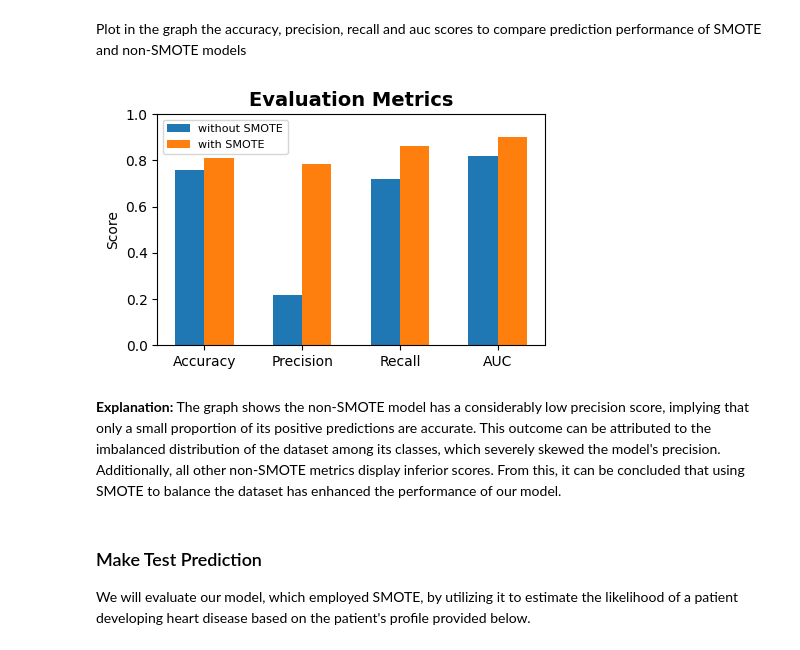
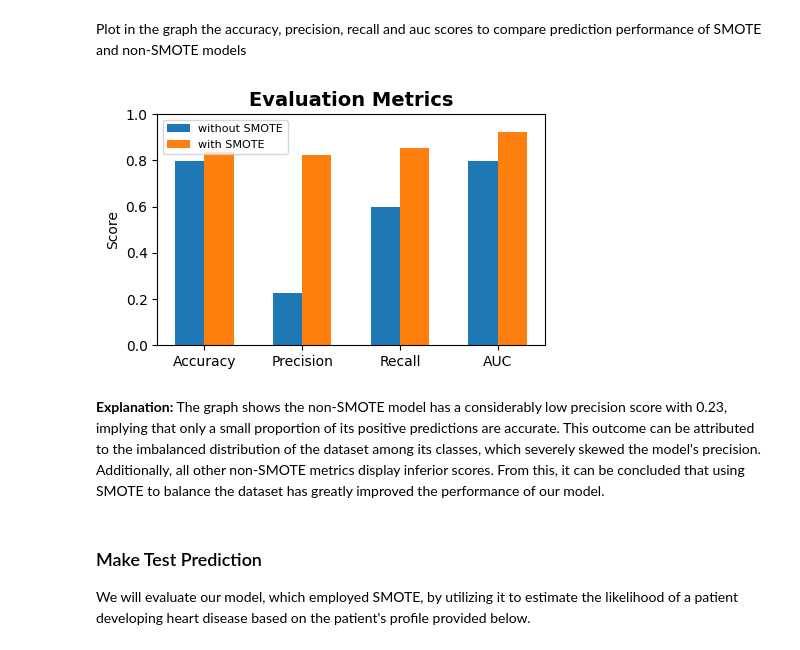
Before and after one commit to abccastro/House-Price-Prediction-using-Polynomial-Regression, a Jupyter notebook: Project/AML2203/Mid-term Project/Heart Disease Prediction.ipynb, the cells around one changed output. Cells and saved outputs as stored; diff of their text form; code cells hidden in the pictures.

```diff
--- a/Project/AML2203/Mid-term Project/Heart Disease Prediction.ipynb
+++ b/Project/AML2203/Mid-term Project/Heart Disease Prediction.ipynb
@@ -299,12 +317,12 @@ Model type: LogisticRegression()
 
 We will use classification report and confusion matrix to view the summary of prediction results and to give us a clear picture of classification model performance.
 # %%
-y_pred_test = model.predict(X_test_smoted)
+y_pred_test = model.predict(X_test)
 
 print("Classification Report\n")
-print(classification_report(y_test_smoted, y_pred_test))
+print(classification_report(y_test, y_pred_test))
 
-cm = confusion_matrix(y_test_smoted, y_pred_test)
+cm = confusion_matrix(y_test, y_pred_test)
 TN, FP, FN, TP = cm.ravel()
 
 cm_matrix = pd.DataFrame(data=cm, columns=['Actual Positive:1', 'Actual Negative:0'], index=['Predict Positive:1', 'Predict Negative:0'])
@@ -349,8 +367,8 @@ The ROC (Receiver Operating Characteristics) curve shown below is well-balanced,
 # %%
-y_prob_test = model.predict_proba(X_test_smoted)[:,1]
-fpr, tpr, thresholds = roc_curve(y_test_smoted, y_prob_test)
+y_prob_test = model.predict_proba(X_test)[:,1]
+fpr, tpr, thresholds = roc_curve(y_test, y_prob_test)
 
-auc = round(roc_auc_score(y_test_smoted, y_prob_test), 2)
+auc = round(roc_auc_score(y_test, y_prob_test), 4)
 
 plt.plot(fpr, tpr, linewidth=2, label="ROC curve (auc=" + str(auc) + ")")
 plt.plot([0,1], [0,1], 'k--' )
@@ -368,13 +386,15 @@ Generate a new model using the original dataset without SMOTE then assess the pe
 # %%
+X_train_ns, X_test_ns, y_train_ns, y_test_ns = train_test_split(X_features, y_target, test_size=0.3, random_state=500)
+
 model_ns = LogisticRegression(solver='lbfgs')
-model_ns.fit(X_train, y_train)
+model_ns.fit(X_train_ns, y_train_ns)
 
-y_pred_test_ns = model.predict(X_test)
+y_pred_test_ns = model.predict(X_test_ns)
 
 print("Classification Report\n")
-print(classification_report(y_test, y_pred_test_ns))
+print(classification_report(y_test_ns, y_pred_test_ns))
 
-cm_ns = confusion_matrix(y_test, y_pred_test_ns)
+cm_ns = confusion_matrix(y_test_ns, y_pred_test_ns)
 cm_matrix_n = pd.DataFrame(data=cm_ns, columns=['Actual Positive:1', 'Actual Negative:0'], index=['Predict Positive:1', 'Predict Negative:0'])
 sb.heatmap(cm_matrix_n, annot=True, fmt='d')
 plt.title('Confusion Matrix', fontsize=14, fontweight='bold')
@@ -394,39 +414,39 @@ Text(0.5, 1.0, 'Confusion Matrix')
 # %% [markdown]
 Get the accuracy, precision, recall and auc scores for non-SMOTE model
 # %%
-accuracy_score_ns = accuracy_score(y_test, y_pred_test_ns)
-precision_score_ns = precision_score(y_test, y_pred_test_ns)
-recall_score_ns = recall_score(y_test, y_pred_test_ns)
+accuracy_score_ns = accuracy_score(y_test_ns, y_pred_test_ns)
+precision_score_ns = precision_score(y_test_ns, y_pred_test_ns)
+recall_score_ns = recall_score(y_test_ns, y_pred_test_ns)
 
-y_prob_test_ns = model.predict_proba(X_test)[:,1]
-auc_ns = round(roc_auc_score(y_test, y_prob_test_ns), 2)
+y_prob_test_ns = model.predict_proba(X_test_ns)[:,1]
+auc_ns = round(roc_auc_score(y_test_ns, y_prob_test_ns), 4)
 # %% [markdown]
 Plot in the graph the accuracy, precision, recall and auc scores to compare prediction performance of SMOTE and non-SMOTE models
 # %%
 fig, (ax1) = plt.subplots(1)
 
 labels = ['Accuracy', 'Precision', 'Recall', 'AUC']
 ns_score = [accuracy_score_ns, precision_score_ns, recall_score_ns, auc_ns]
-smote_score = [accuracy_score_s, precision_score_s, recall_score_s, auc]
+s_score = [accuracy_score_s, precision_score_s, recall_score_s, auc]
 
 barWidth = 0.3
 x = np.arange(len(ns_score)) # Set position of bar on X axis
 
 ax1.bar(x - barWidth/2, ns_score, width=barWidth, label='without SMOTE')
-ax1.bar(x + barWidth/2, smote_score, width=barWidth, label='with SMOTE')
+ax1.bar(x + barWidth/2, s_score, width=barWidth, label='with SMOTE')
 
 ax1.set_xticks(x, labels)
 ax1.set_ylabel('Score')
 ax1.set_ylim(0, 1)
 ax1.set_title('Evaluation Metrics', fontsize=14, fontweight='bold')
 ax1.legend()
 
 plt.show()
 # %% [output]
-[figure, old version]
+[figure, new version]
 # %% [markdown]
 __Explanation:__
-The graph shows the non-SMOTE model has a considerably low precision score, implying that only a small proportion of its positive predictions are accurate. This outcome can be attributed to the imbalanced distribution of the dataset among its classes, which severely skewed the model's precision. Additionally, all other non-SMOTE metrics display inferior scores. From this, it can be concluded that using SMOTE to balance the dataset has enhanced the performance of our model.
+The graph shows the non-SMOTE model has a considerably low precision score with 0.23, implying that only a small proportion of its positive predictions are accurate. This outcome can be attributed to the imbalanced distribution of the dataset among its classes, which severely skewed the model's precision. Additionally, all other non-SMOTE metrics display inferior scores. From this, it can be concluded that using SMOTE to balance the dataset has greatly improved the performance of our model.
 # %% [markdown]
 ### Make Test Prediction
 
```
Also changed, not shown: parts of 33 cells of this notebook.
